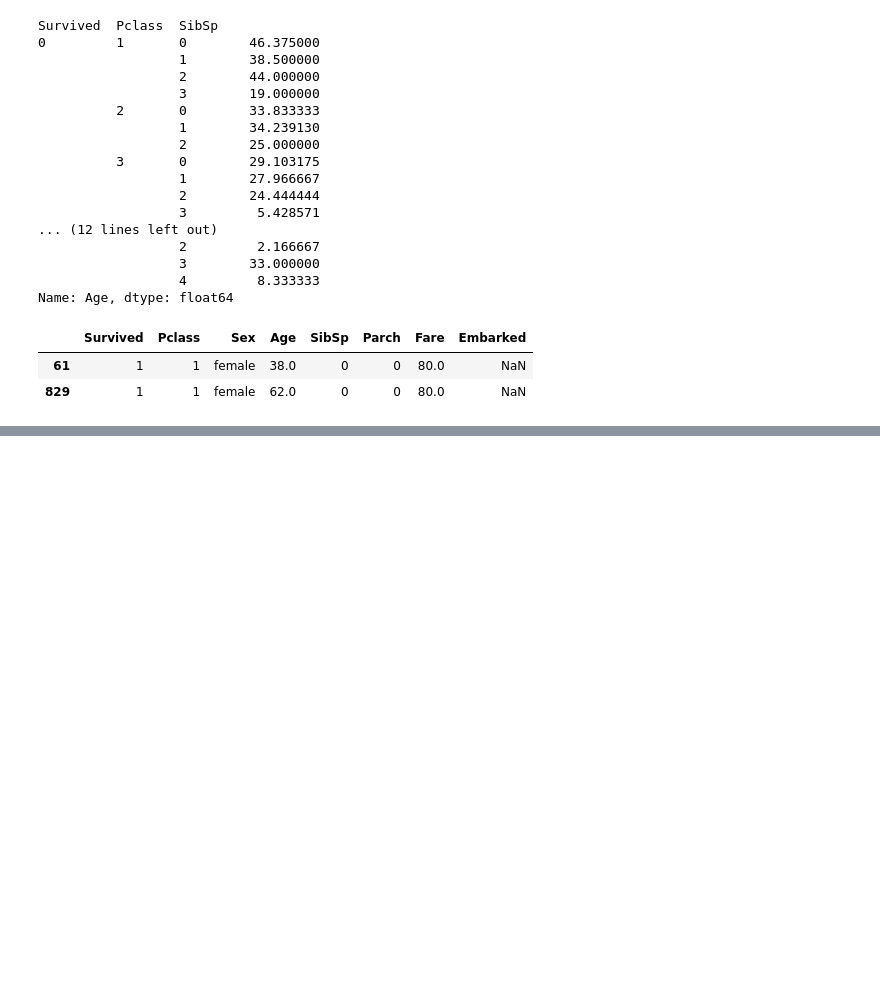
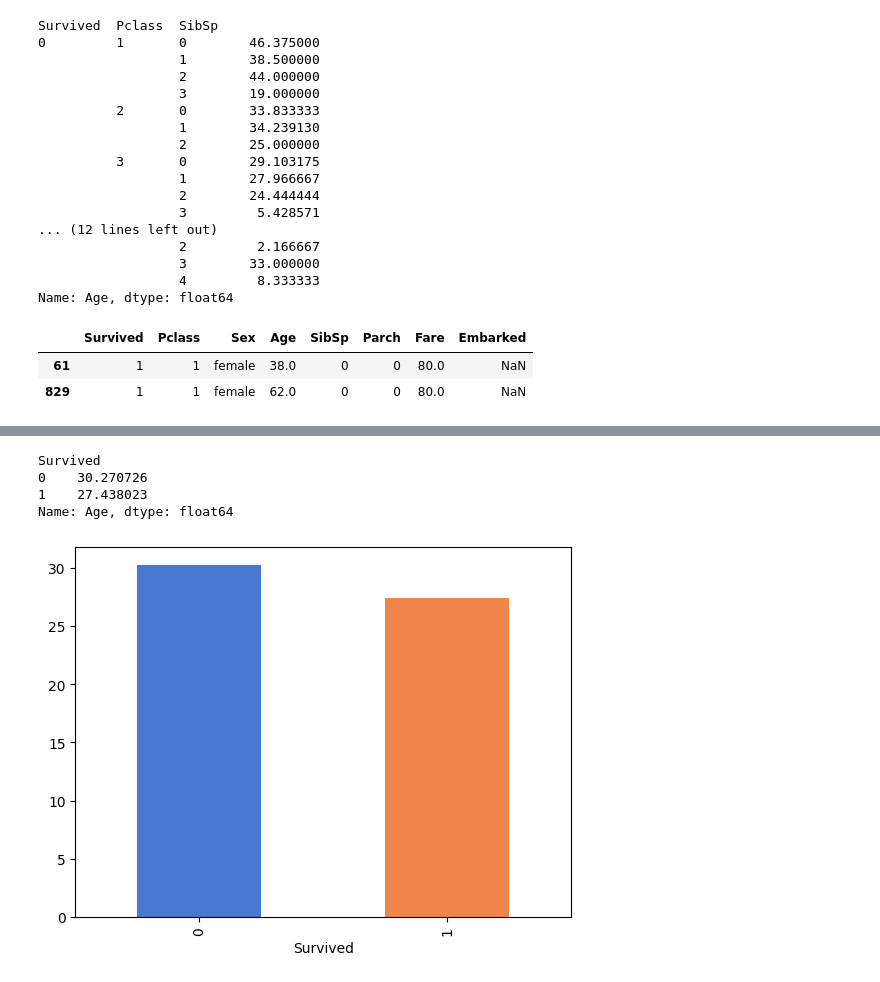
Before and after one commit to Daiaa-K/CODSOFT, a Jupyter notebook: Titanic EDA and prediction/Titanic survivors EDA and prediction.ipynb, the cells around one changed output, grey strips where cells are left out. Drawn from its saved outputs; the diff is of its cells as text; code cells hidden in the pictures; blank space fills up the shorter version.

```diff
--- a/Titanic EDA and prediction/Titanic survivors EDA and prediction.ipynb
+++ b/Titanic EDA and prediction/Titanic survivors EDA and prediction.ipynb
@@ -106,0 +173,12 @@ data=data.dropna()
+# %%
+data.groupby("Survived")["Age"].mean()
+# %% [output]
+Survived
+0    30.270726
+1    27.438023
+Name: Age, dtype: float64
+# %%
+data.groupby("Survived")["Age"].mean().plot(kind="bar",color=sns.color_palette("muted"))
+plt.show()
+# %% [output]
+[figure, added]
```
Also changed, not shown: parts of 15 cells of this notebook.
